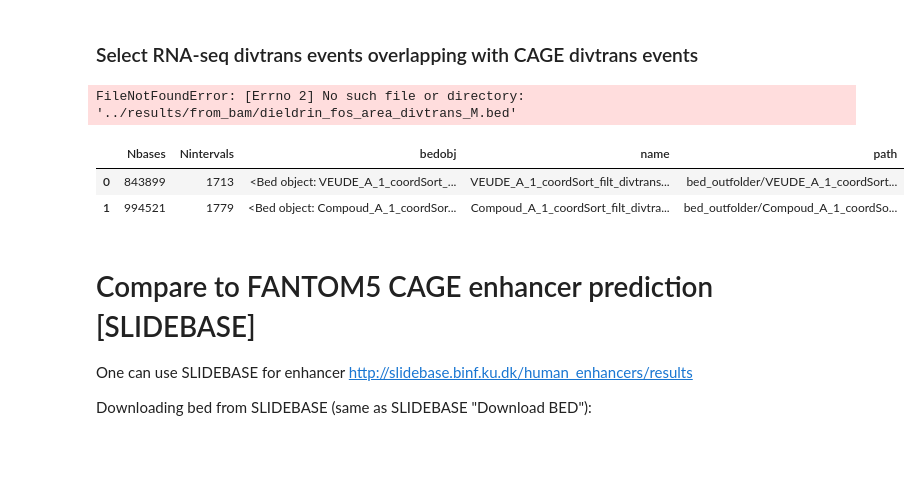
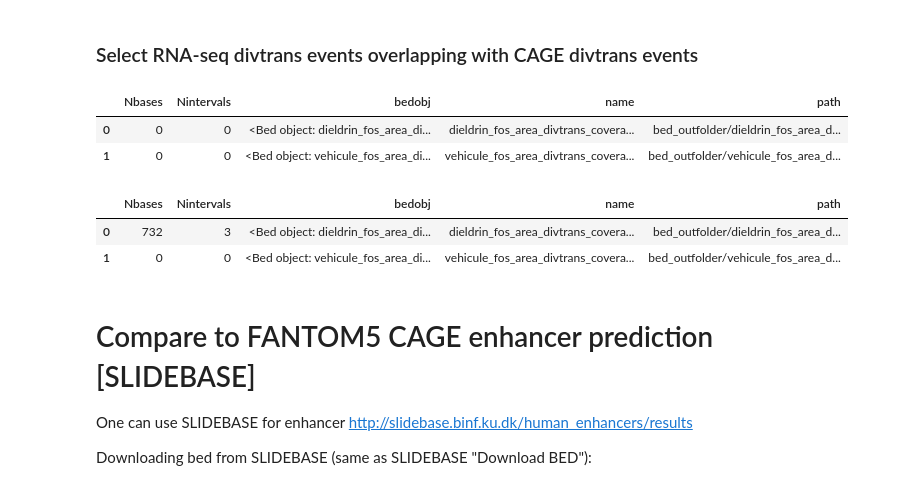
Before and after one commit to khourhin/divtrans, a Jupyter notebook: code/divergent_transcription_identification.ipynb, the cells around one changed output. Cells and saved outputs as stored; diff of their text form; code cells hidden in the pictures; blank space fills up the shorter version.

Commit message:
Cleaning and implementing coverage based filter in notebook

```diff
--- a/code/divergent_transcription_identification.ipynb
+++ b/code/divergent_transcription_identification.ipynb
@@ -72,2 +54,2 @@ def get_divergent_transcription_beds(bam, out_folder='bed_outfolder', distance=1
 # %%
-div_trans_beds = [get_divergent_transcription_beds(bam, distance=500) for bam in bams]
+div_trans_beds = [dt.get_divergent_transcription_beds(bam, distance=500) for bam in bams]
@@ -94,7 +73,7 @@ Merge the divergent transcription events detected:
 # %%
-div_trans_beds_cov_filtered = []
+div_trans_beds_count_filtered = []
 
 for bed, bam in zip(div_trans_beds, bams):
-    div_trans_beds_cov_filtered.append(dt.filter_by_counts(bed, bam,
+    div_trans_beds_count_filtered.append(dt.filter_by_counts(bed, bam,
                                                        '../data/genome_chro_size.tab',
                                                        flank=500, count_thres=10, count_ratio_thres=5))
@@ -100,0 +82,7 @@ for bed, bam in zip(div_trans_beds, bams):
+# %%
+div_trans_beds_cov_filtered = {}
+
+for bed, bam in zip(div_trans_beds, bams):
+    bed_sel, df_coverages = dt.filter_by_coverage(bed, bam, '../data/genome_chro_size.tab',
+                                                  flank=500, cov_thres=0.18, cov_ratio_thres=1.9, threads=4)
+    div_trans_beds_cov_filtered[os.path.basename(bed.path)] = {'bed': bed_sel, 'coverage': df_coverages}
@@ -101 +98,3 @@ for bed, bam in zip(div_trans_beds, bams):
+# %%
+div_trans_beds_filter_merged = [div_trans_beds_cov_filtered[x]['bed'].merge() for x in div_trans_beds_cov_filtered]
 # %%
@@ -170,13 +167,15 @@ div_trans_beds_merged_filter = [bed.intersect(cage_div_trans_bed, supp_args='-wa
 # %%
-pd.DataFrame([bed.stats() for bed in div_trans_beds_merged])
+pd.DataFrame([bed.stats() for bed in div_trans_intersect_cage])
 # %% [output]
-FileNotFoundError: [Errno 2] No such file or directory: '../results/from_bam/dieldrin_fos_area_divtrans_M.bed'
+|  | Nbases | Nintervals | bedobj | name | path |
+| 0 | 0 | 0 | <Bed object: dieldrin_fos_area_di... | dieldrin_fos_area_divtrans_covera... | bed_outfolder/dieldrin_fos_area_d... |
+| 1 | 0 | 0 | <Bed object: vehicule_fos_area_di... | vehicule_fos_area_divtrans_covera... | bed_outfolder/vehicule_fos_area_d... |
 # %%
-pd.DataFrame([bed.stats() for bed in div_trans_beds_merged_filter])
+pd.DataFrame([bed.stats() for bed in div_trans_beds_filter_merged])
 # %% [output]
 |  | Nbases | Nintervals | bedobj | name | path |
-| 0 | 843899 | 1713 | <Bed object: VEUDE_A_1_coordSort_... | VEUDE_A_1_coordSort_filt_divtrans... | bed_outfolder/VEUDE_A_1_coordSort... |
-| 1 | 994521 | 1779 | <Bed object: Compoud_A_1_coordSor... | Compoud_A_1_coordSort_filt_divtra... | bed_outfolder/Compoud_A_1_coordSo... |
+| 0 | 732 | 3 | <Bed object: dieldrin_fos_area_di... | dieldrin_fos_area_divtrans_covera... | bed_outfolder/dieldrin_fos_area_d... |
+| 1 | 0 | 0 | <Bed object: vehicule_fos_area_di... | vehicule_fos_area_divtrans_covera... | bed_outfolder/vehicule_fos_area_d... |
 # %% [markdown]
 # Compare to FANTOM5 CAGE enhancer prediction [SLIDEBASE]
 
```
Also changed, not shown: parts of 18 cells of this notebook, 1 other file.
